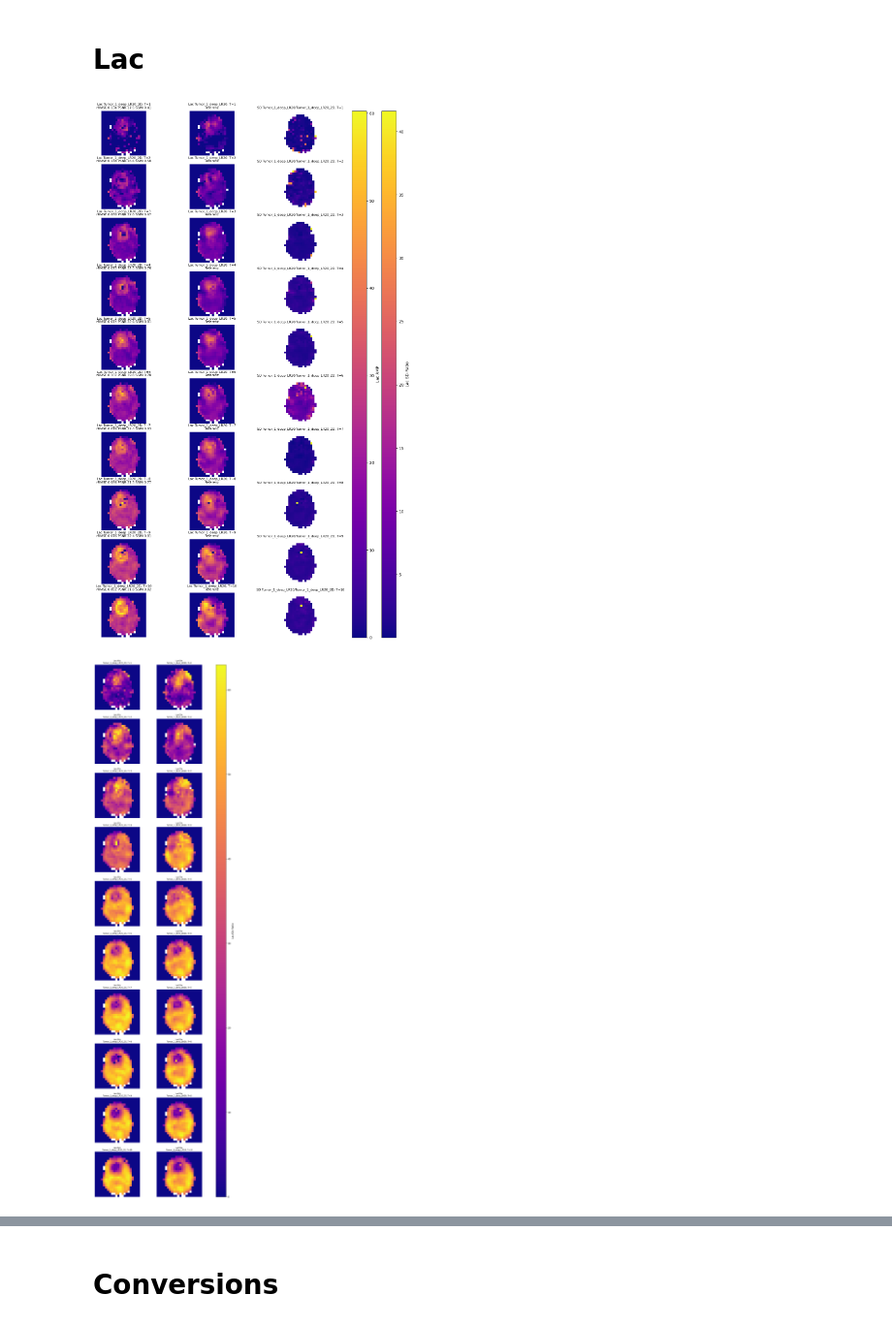
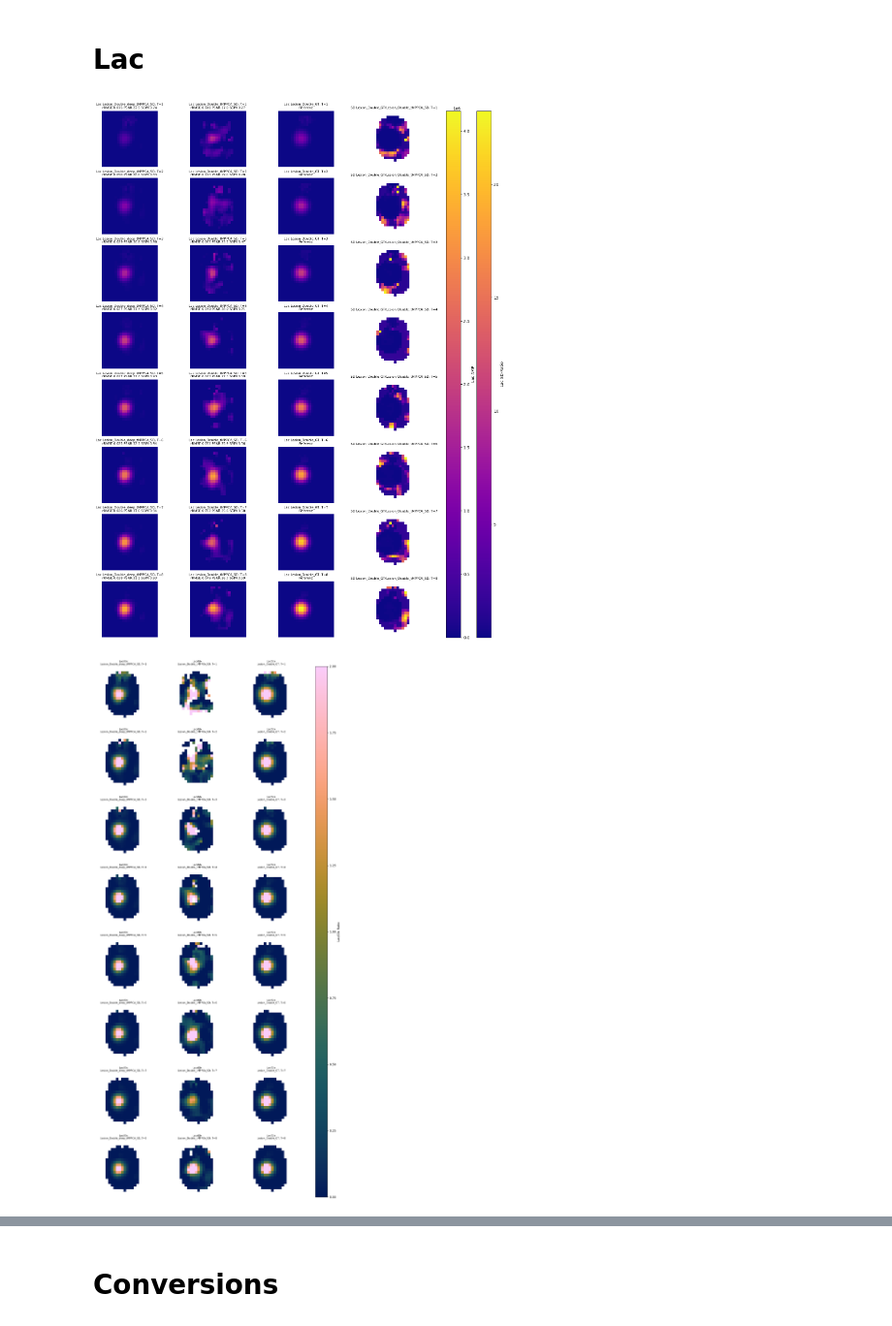
Before and after one commit to EdgarFischer/DMI_Denoising, a Jupyter notebook: notebooks/CompareMetabMaps.ipynb, the cells around one changed output, grey strips where cells are left out. Shown: that part at 97% size. Cells and saved outputs as stored; diff of their text form; code cells hidden in the pictures.

```diff
--- a/notebooks/CompareMetabMaps.ipynb
+++ b/notebooks/CompareMetabMaps.ipynb
@@ -1,19 +1,17 @@
 # %%
-#COMPARISONS = ['Lesion_Deep', 'Lesion_LR8', 'Lesion_Noisy', 'Lesion_GT']
+COMPARISONS = ['Lesion_Double_deep_tMPPCA_5D', 'Lesion_Double_tMPPCA_5D', 'Lesion_Double_GT']
 
-#COMPARISONS = ['No_Lesion_Deep', 'No_Lesion_LR8', 'No_Lesion_Noisy', 'No_Lesion_GT']
+#COMPARISONS = ['Tumor_1_tMPPCA_5D', 'Tumor_1_deep_tMPPCA_5D','Tumor_1_FullRank_deep', 'Tumor_1_noisy']
 
-#COMPARISONS = ['InVivo_Noisy', 'InVivo_LR8', 'InVivo_Deep']
+#COMPARISONS = ['Tumor_2_tMPPCA_5D', 'Tumor_2_deep_tMPPCA_5D','Tumor_2_noisy']
 
-COMPARISONS = ['Tumor_1_denoised_Fabian_2', 'Tumor_1_noisy', 'Tumor_1_deep_LR20_2D'] #Tumor_1_denoised_Fabian
-
-#COMPARISONS = ['Tumor_1_denoised_Fabian', 'Tumor_1_denoised_Fabian', 'Tumor_1_denoised_Fabian']
+#COMPARISONS = ['P08_noisy', 'P08_deep_tMPPCA_5D', 'P08_tMPPCA_5D']
 
 quality_clip = False # show voxels that meet LC Model quality criteria
 outlier_clip = False
 clip_pct = 2.0 # entfernt oberste 2% der fehlerpixl um außreißer zu vermeiden
 
-z= 10
+z= 11 #9
 
 # Available methods:
 # - P08_noDenoising
@@ -359,21 +399,24 @@ plot_metab_maps(
 plot_metab_maps(
     metabolite='Lac',
     methods=COMPARISONS,
-    quality_clip=False,
+    quality_clip=quality_clip,
     outlier_clip=outlier_clip,
     clip_pct=clip_pct  # entfernt oberste 2% der Fehlerpixel
 )
 # %% [output]
-[figure, old version]
+[figure, new version]
 # %%
-plot_metab_sum(
+plot_metab_ratio(
     metab1="Lac",           # Numerator-Metabolit
     metab2="Glx",           # Denominator-Metabolit
     methods=COMPARISONS,  # zu vergleichende Methoden
-    quality_clip=False
+    quality_clip=False,
+    scale="manual",
+    vmin_manual= 0,      # NEU: manuelles Minimum
+    vmax_manual= 2
 )
 # %% [output]
-[figure, old version]
+[figure, new version]
 # %%
 from __future__ import annotations
 import os
```
Also changed, not shown: parts of 8 cells of this notebook, 29 other files.
